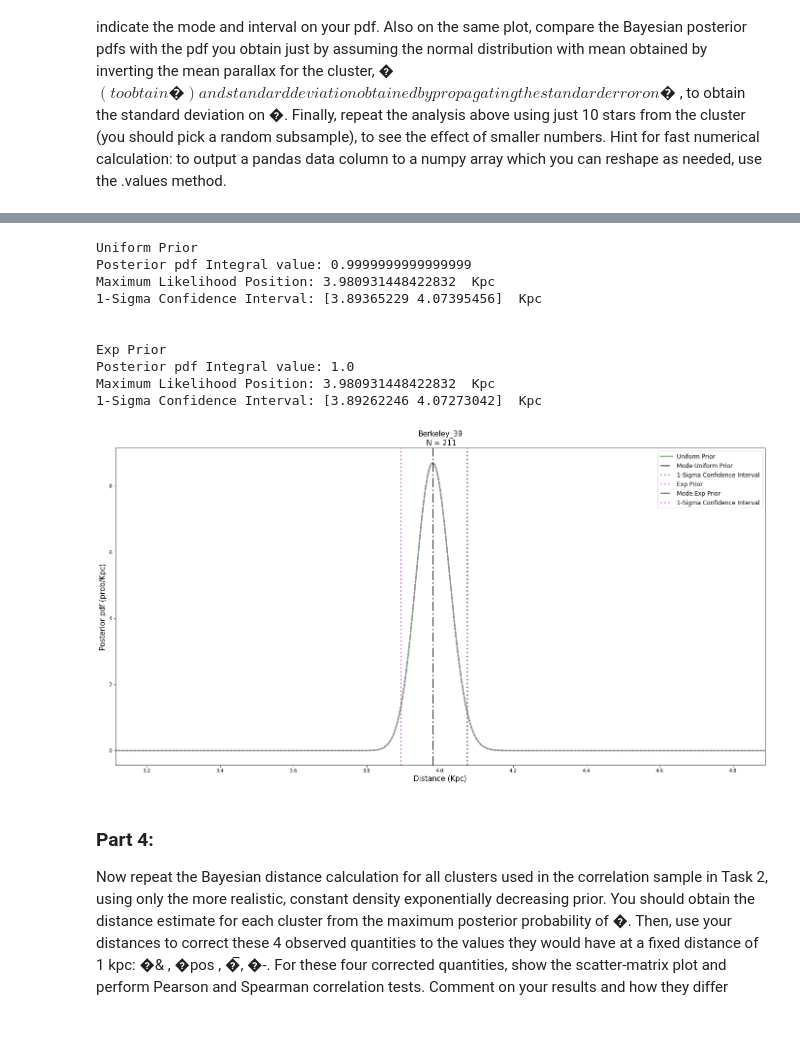
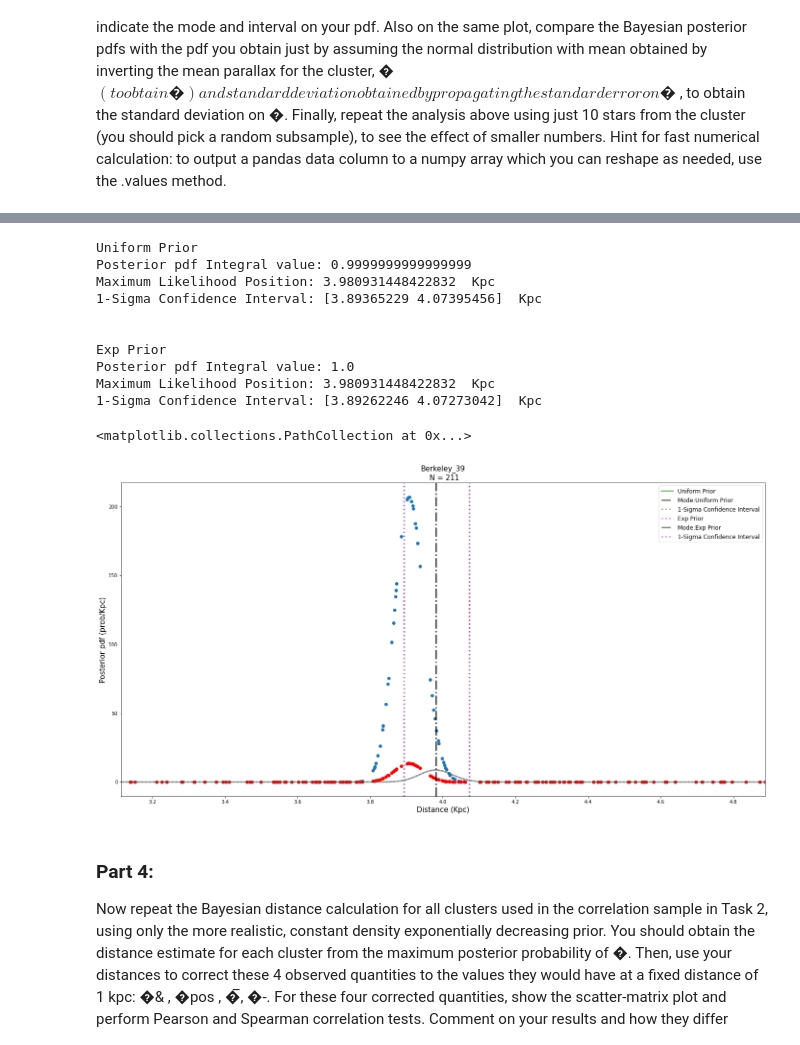
Before and after one commit to afinemax/stat_meth, a Jupyter notebook: assignments/a2/a2_max_fine.ipynb, the cells around one changed output, grey strips where cells are left out. Saved outputs shown, nothing was run; the diff lists cells and outputs as text; code cells hidden in the pictures.

```diff
--- a/assignments/a2/a2_max_fine.ipynb
+++ b/assignments/a2/a2_max_fine.ipynb
@@ -468,0 +478,30 @@ def bayesian_analysis_distance(cluster_df, cluster_name, prior_type='uniform',
+# %%
+cluster_name = 'Berkeley_39'
+cluster_df = stars
+plx = cluster_df[cluster_df['Name'] == cluster_name]['Plx'].values
+e_plx = cluster_df[cluster_df['Name'] == cluster_name]['e_Plx'].values
+my_stars_plx = plx + gaia_corr # Adding correction factor
+
+std = np.std(my_stars_plx)
+standard_std = std/ np.sqrt(len(my_stars_plx))
+sigma_d = standard_std * 1/(np.log(standard_std))
+
+sigma_d = np.std(my_stars_plx * np.abs(np.log(my_stars_plx)))
+
+print(1/np.mean(my_stars_plx), std, standard_std, sigma_d)
+
+#
+from uncertainties import ufloat
+mean_plx = np.mean(my_stars_plx)
+mean_plx_ufloat = ufloat(mean_plx, standard_std)
+distance_ufloat = 1/ mean_plx_ufloat
+mean_distance = float(distance_ufloat.nominal_value)
+std_distance = float(distance_ufloat.std_dev)
+
+print(mean_distance, std_distance)
+
+
+plt.figure(figsize=(24,12))
+norm_values = norm.pdf(my_stars_plx, loc=mean_plx, scale=standard_std)
+
+plt.scatter(1/my_stars_plx, norm_values *np.abs(np.log(my_stars_plx)))
@@ -469,34 +513,44 @@ def bayesian_analysis_distance(cluster_df, cluster_name, prior_type='uniform',
 # %%
 plt.figure(figsize=(24,12))
 cluster_name = 'Berkeley_39'
 
 color='Green'
 label='Uniform Prior'
 linestyle='-'
 prior_type = 'uniform'
 result= bayesian_analysis_distance(cluster_df=stars, cluster_name=cluster_name, prior_type='uniform',
                                    plot=True, print_results=True, color=color,
                                    label=label, linestyle=linestyle)
 
 color='magenta'
 label='Exp Prior'
 linestyle=':'
 prior_type ='exp'
 result= bayesian_analysis_distance(cluster_df=stars, cluster_name=cluster_name, prior_type='exp',
                                    plot=True, print_results=True, color=color,
                                    label=label, linestyle=linestyle)
+
+
+norm_values = norm.pdf(my_stars_plx, loc=mean_plx, scale=standard_std)
+
+plt.scatter(1/my_stars_plx, norm_values *np.abs(np.log(my_stars_plx)))
+
+norm_values = norm.pdf(1/my_stars_plx, loc=mean_distance, scale=std_distance)
+
+plt.scatter(1/my_stars_plx, norm_values *np.abs(np.log(my_stars_plx)), color='red')
 # %% [output]
 Uniform Prior
 Posterior pdf Integral value: 0.9999999999999999
 Maximum Likelihood Position: 3.980931448422832  Kpc
 1-Sigma Confidence Interval: [3.89365229 4.07395456]  Kpc
 
 
 Exp Prior
 Posterior pdf Integral value: 1.0
 Maximum Likelihood Position: 3.980931448422832  Kpc
 1-Sigma Confidence Interval: [3.89262246 4.07273042]  Kpc
+<matplotlib.collections.PathCollection at 0x...>
-[figure, old version]
+[figure, new version]
 # %% [markdown]
 ### Part 4:
 
```
Also changed, not shown: parts of 4 cells of this notebook.
